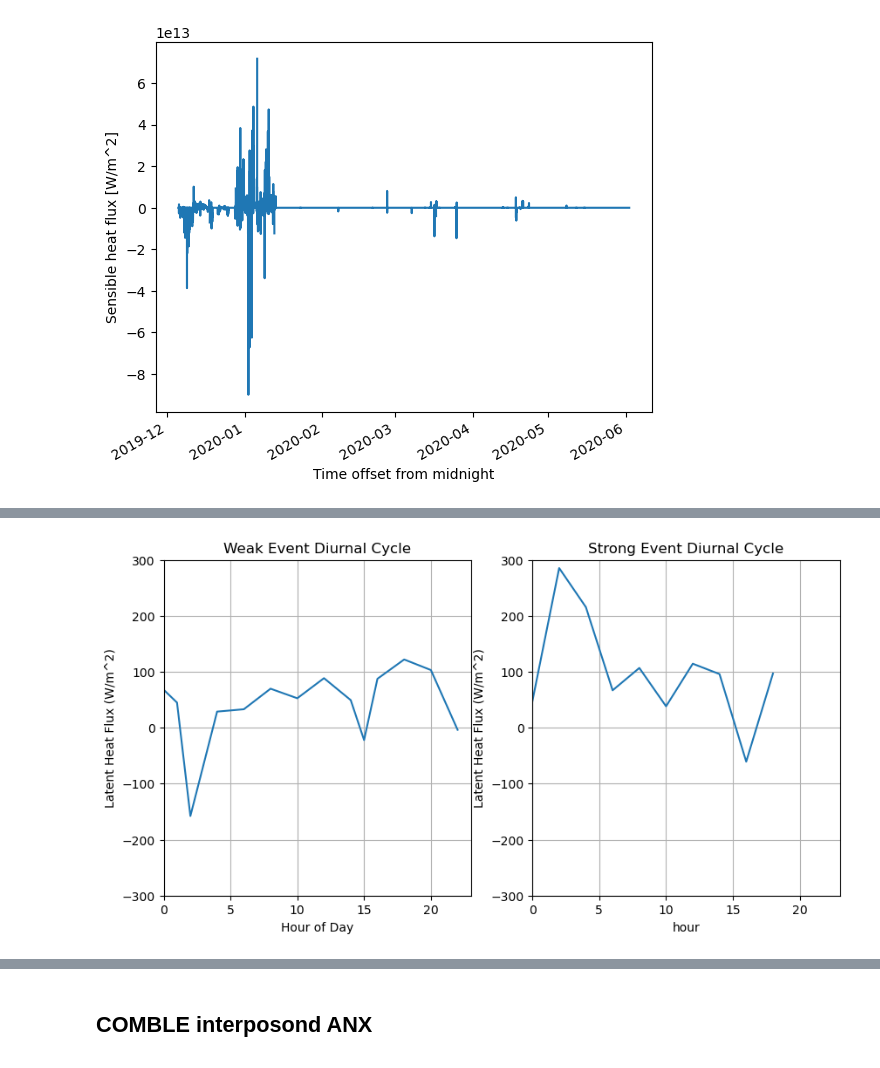
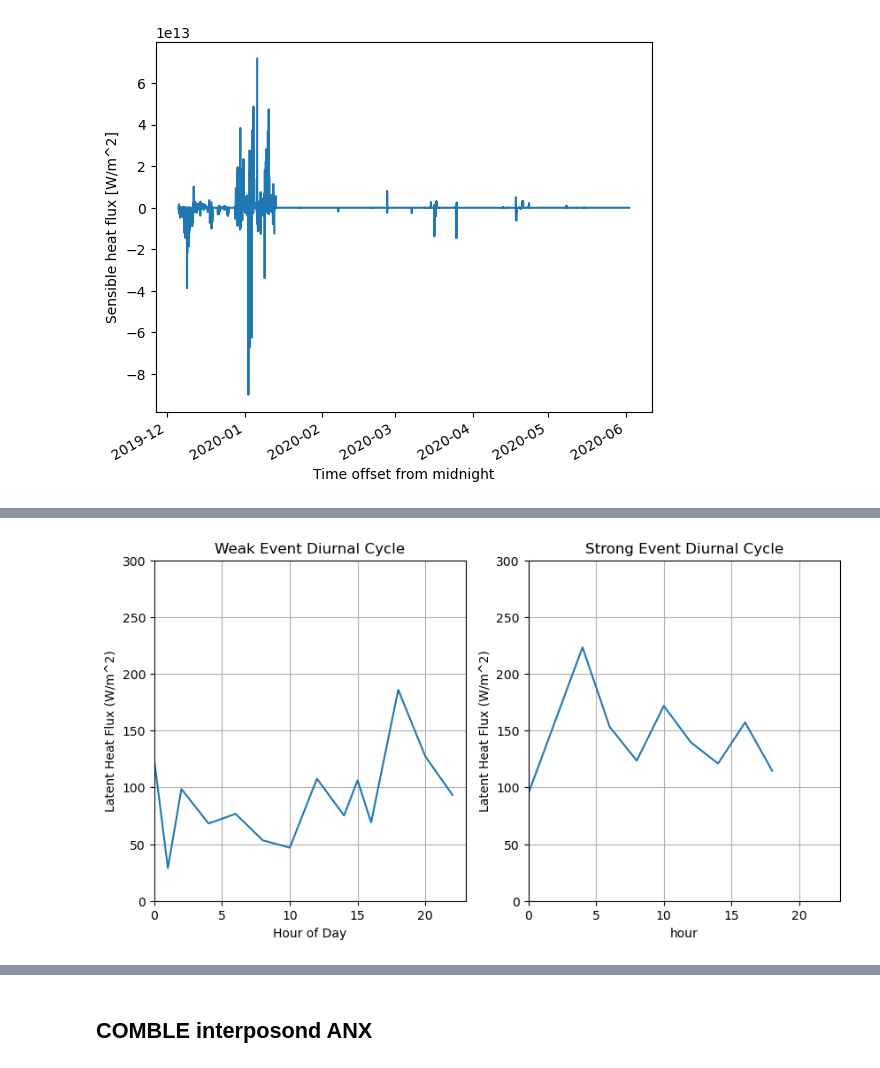
Before and after one commit to snsharma25/ARM-2024-high-latitude, a Jupyter notebook: notebooks/main_flux.ipynb, the cells around one changed output, grey strips where cells are left out. Saved outputs shown, nothing was run; the diff lists cells and outputs as text; code cells hidden in the pictures.

```diff
--- a/notebooks/main_flux.ipynb
+++ b/notebooks/main_flux.ipynb
@@ -148,9 +133,9 @@ Attributes:
 # %%
-weak_data = ds_anx['lv_e'].sel(time=anx_weak_events,
+weak_data = ds_anx['h'].sel(time=anx_weak_events,
                             method='nearest').shift(time=4)
 
 
-strong_data = ds_anx['lv_e'].sel(time=strong_events,
+strong_data = ds_anx['h'].sel(time=strong_events,
 
                                 method='nearest').shift(time=4)
 
@@ -159,32 +144,32 @@ strong_data = ds_anx['lv_e'].sel(time=strong_events,
 
 diurnal_weak = weak_data.groupby('time.hour').mean(dim='time')
 
 
 diurnal_strong = strong_data.groupby('time.hour').mean(dim='time')
 
 
 
 
 fig,ax = plt.subplots(1,2,figsize=(10,5))
 
 diurnal_weak.plot(ax=ax[0])
 
 ax[0].set_title('Weak Event Diurnal Cycle')
 
 ax[0].set_ylabel('Latent Heat Flux (W/m^2)')
 
 ax[0].set_xlabel('Hour of Day')
 
 
 diurnal_strong.plot(ax=ax[1])
 
 ax[1].set_title('Strong Event Diurnal Cycle')
 
 ax[1].set_ylabel('Latent Heat Flux (W/m^2)')
 
 for ii in range(2):
     ax[ii].grid()
-    ax[ii].set_ylim(-300,300)
+    ax[ii].set_ylim(-0,300)
     ax[ii].set_xlim(0,23)
 # %% [output]
-[figure, old version]
+[figure, new version]
```
Also changed, not shown: parts of 8 cells of this notebook, 1 other file.
